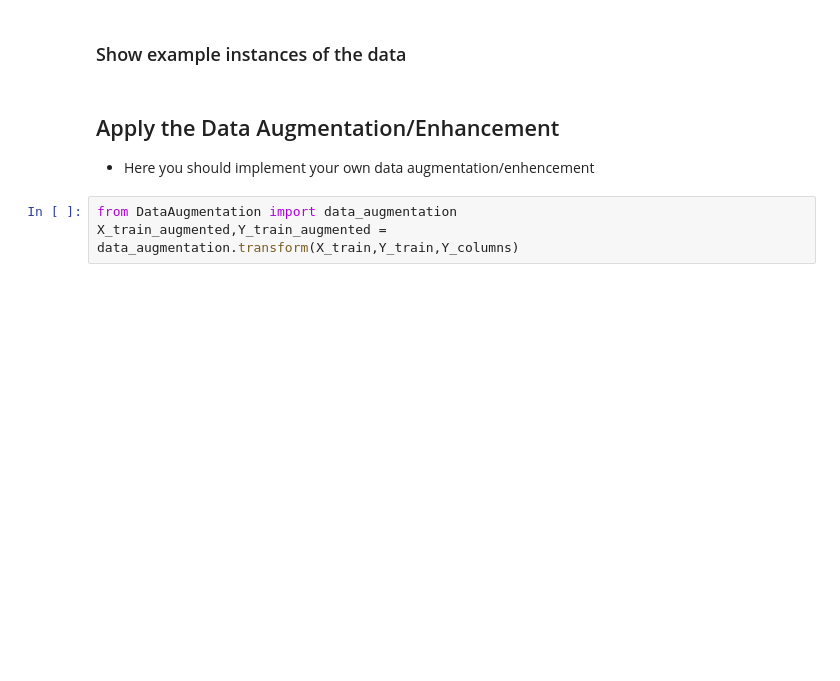
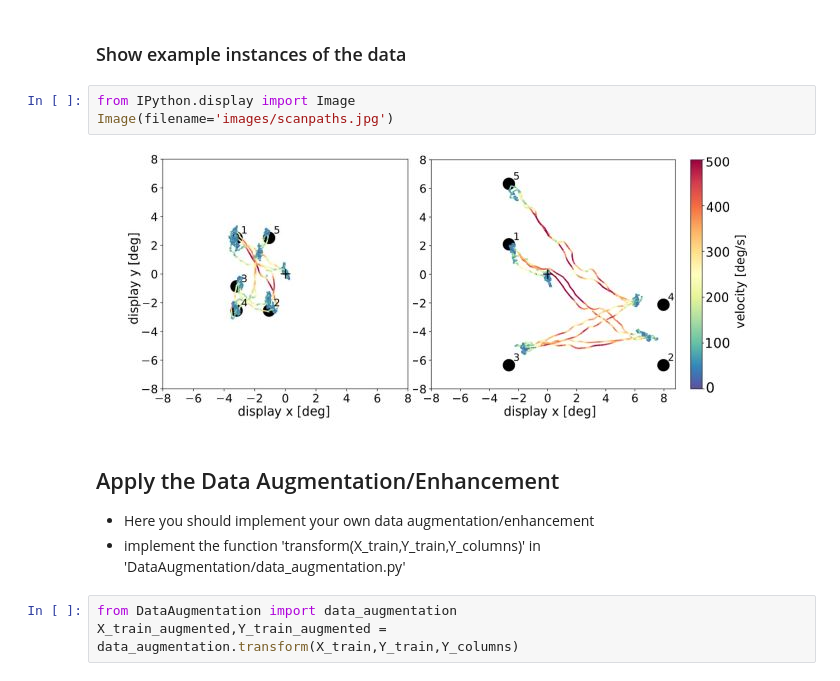
Before and after one commit to dariuszlee/deepeye_augmentation_experiments, a Jupyter notebook: deepEye_data_augmentation_research_module.ipynb, the cells around one changed output. Saved outputs shown, nothing was run; the diff lists cells and outputs as text; blank space fills up the shorter version.

```diff
--- a/deepEye_data_augmentation_research_module.ipynb
+++ b/deepEye_data_augmentation_research_module.ipynb
@@ -54,9 +54,15 @@ X_test = test_data['X_test']
 Y_test = test_data['Y_test']
 # %% [markdown]
 ### Show example instances of the data
+# %%
+from IPython.display import Image
+Image(filename='images/scanpaths.jpg')
+# %% [output]
+[figure, added]
 # %% [markdown]
 ## Apply the Data Augmentation/Enhancement
-* Here you should implement your own data augmentation/enhencement
+* Here you should implement your own data augmentation/enhancement
+* implement the function 'transform(X_train,Y_train,Y_columns)' in 'DataAugmentation/data_augmentation.py'
 # %%
 from DataAugmentation import data_augmentation
 X_train_augmented,Y_train_augmented = data_augmentation.transform(X_train,Y_train,Y_columns)
```
Also changed, not shown: 1 other file.
